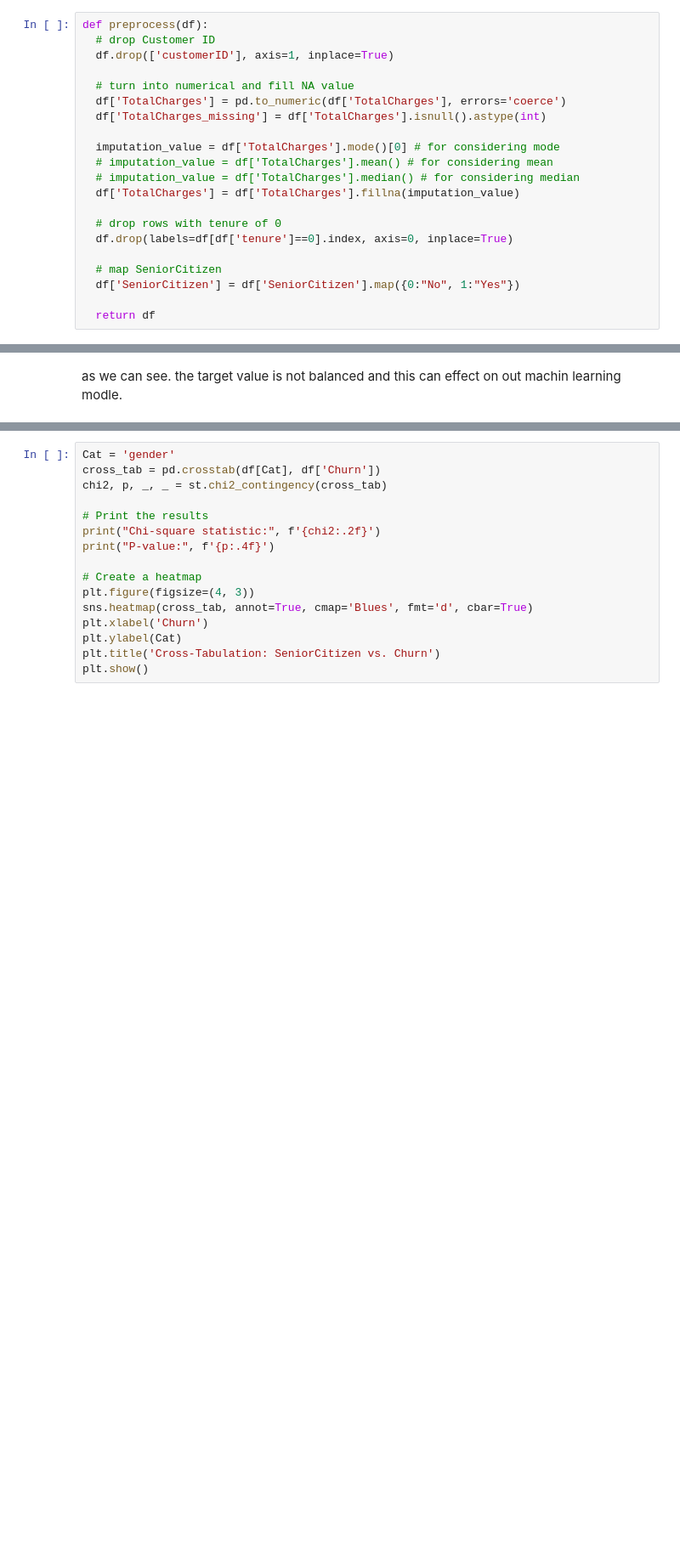
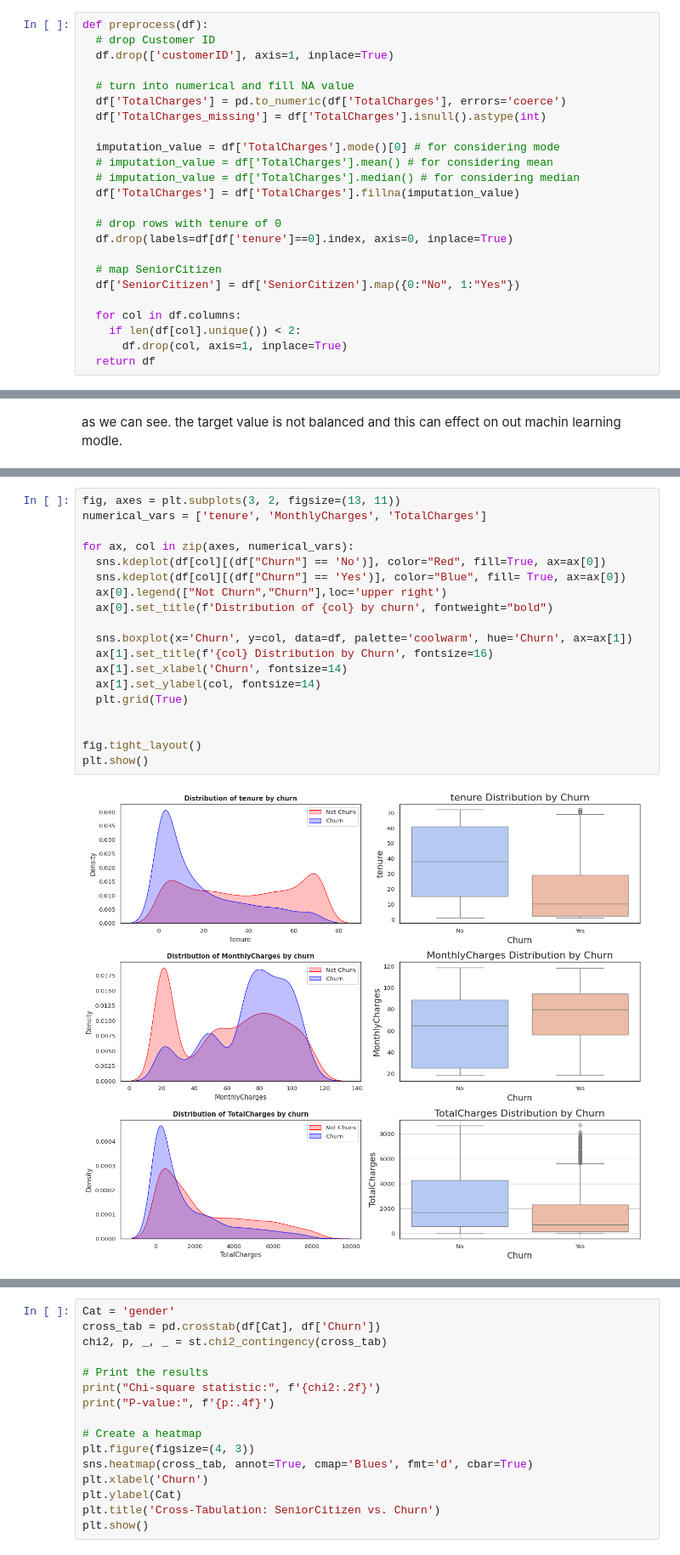
Before and after one commit to MahmoodAbdali79/Telco-Customer-Churn, a Jupyter notebook: Telecom_EDA_v1.ipynb, the cells around one changed output, grey strips where cells are left out. Shown at 85% size. Cells and saved outputs as stored; diff of their text form; blank space fills up the shorter version.

Commit message:
Edit visualization of data and correlation. wright now: calculating VIF

```diff
--- a/Telecom_EDA_v1.ipynb
+++ b/Telecom_EDA_v1.ipynb
@@ -84,6 +86,9 @@ def preprocess(df):
   # map SeniorCitizen
   df['SeniorCitizen'] = df['SeniorCitizen'].map({0:"No", 1:"Yes"})
 
+  for col in df.columns:
+    if len(df[col].unique()) < 2:
+      df.drop(col, axis=1, inplace=True)
   return df
 # %%
 df = preprocess(df)
@@ -636,0 +228,21 @@ for showing if there is any relationship between two variable cross tablulation
+# %%
+fig, axes = plt.subplots(3, 2, figsize=(13, 11))
+numerical_vars = ['tenure', 'MonthlyCharges', 'TotalCharges']
+
+for ax, col in zip(axes, numerical_vars):
+  sns.kdeplot(df[col][(df["Churn"] == 'No')], color="Red", fill=True, ax=ax[0])
+  sns.kdeplot(df[col][(df["Churn"] == 'Yes')], color="Blue", fill= True, ax=ax[0])
+  ax[0].legend(["Not Churn","Churn"],loc='upper right')
+  ax[0].set_title(f'Distribution of {col} by churn', fontweight="bold")
+
+  sns.boxplot(x='Churn', y=col, data=df, palette='coolwarm', hue='Churn', ax=ax[1])
+  ax[1].set_title(f'{col} Distribution by Churn', fontsize=16)
+  ax[1].set_xlabel('Churn', fontsize=14)
+  ax[1].set_ylabel(col, fontsize=14)
+  plt.grid(True)
+
+
+fig.tight_layout()
+plt.show()
+# %% [output]
+[figure, added]
```
Also changed, not shown: parts of 66 cells of this notebook.
